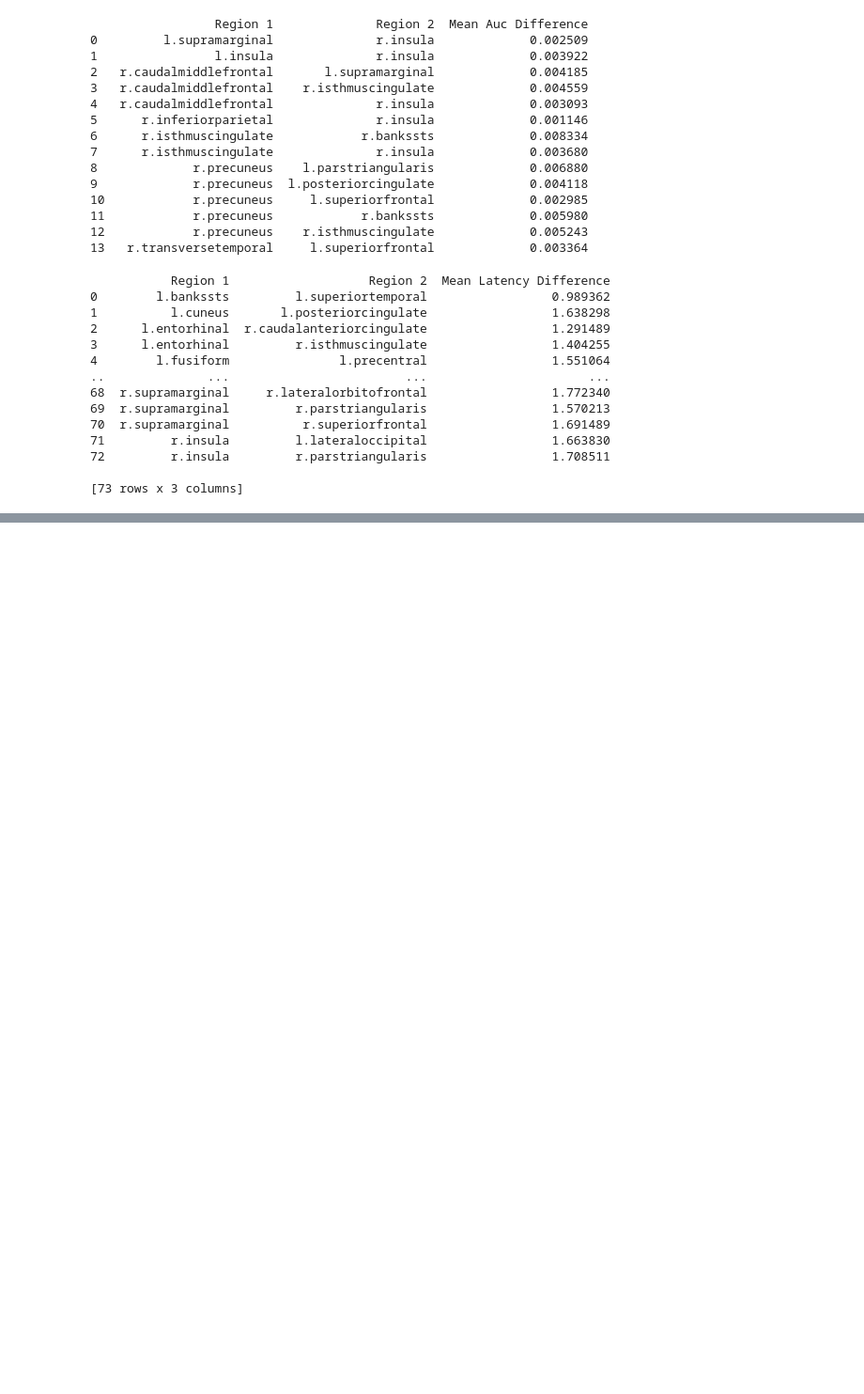
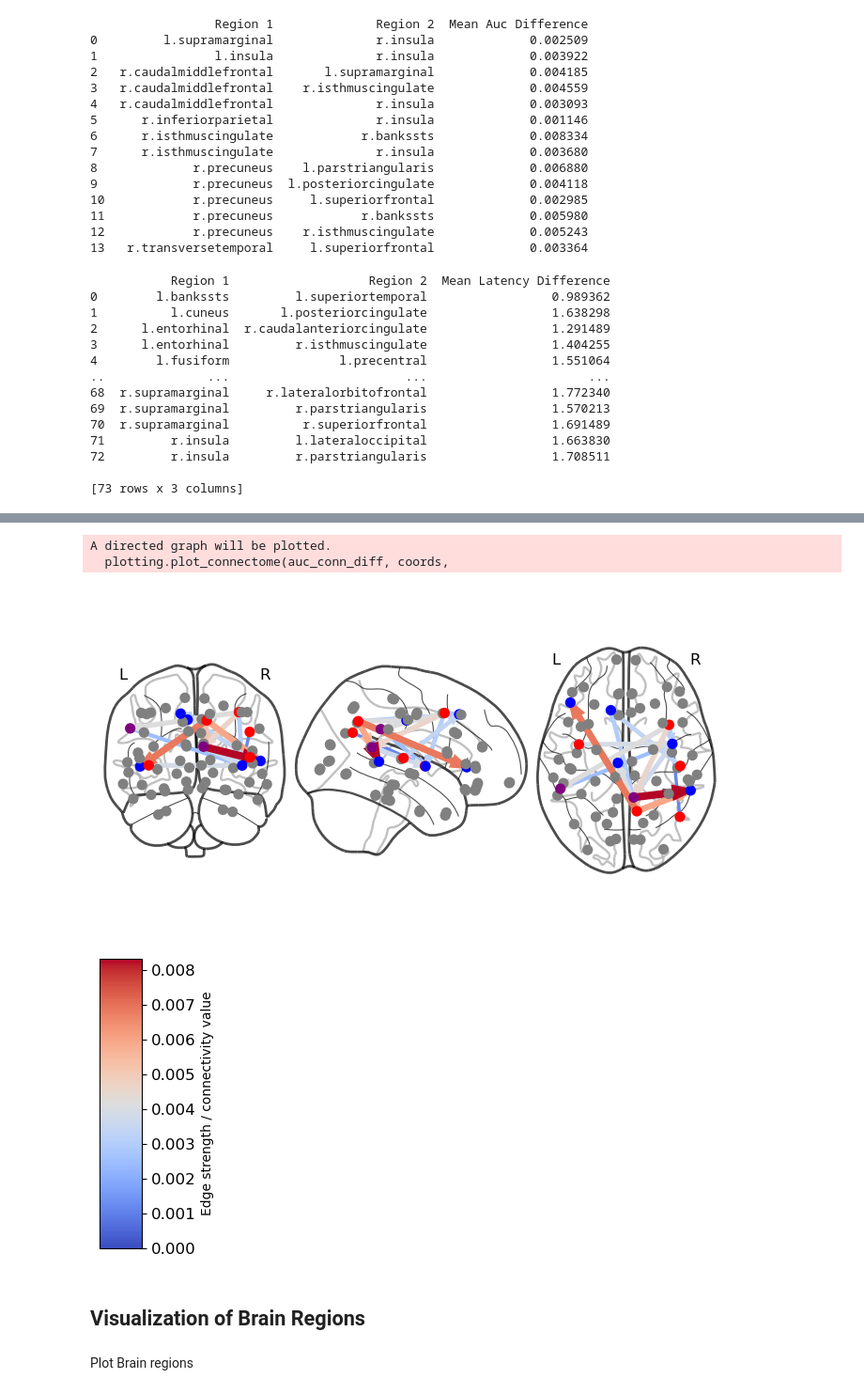
Before and after one commit to Didomenicoa/EntropyProduction_MOUProcess, a Jupyter notebook: MOU_SCZ_clean.ipynb, the cells around one changed output, grey strips where cells are left out. Shown at 94% size. Saved outputs shown, nothing was run; the diff lists cells and outputs as text; code cells hidden in the pictures; blank space fills up the shorter version.

Commit message:
Visualization trial

```diff
--- a/MOU_SCZ_clean.ipynb
+++ b/MOU_SCZ_clean.ipynb
@@ -1004,3 +1078,11 @@ r.frontalpole
+# %%
+# Export to Latex
+
+with open(os.path.join(res_dir, "signi_VQ_bon_table.tex"), "w") as f:
+    f.write(signi_VQ_bon_df.to_latex(index=False, float_format="%.4f", caption="Significant Brain Region (Bonferroni)", label="tab:significant_VQ_bon"))
+
+with open(os.path.join(res_dir, "signi_VQ_FdrBh__table.tex"), "w") as f:
+    f.write(signi_VQ_FdrBh_df.to_latex(index=False, float_format="%.4f", caption="Significant Brain Region (FdrBh)", label="tab:significant_VQ_FdrBh"))
 # %%
 # Compute mean and standard deviation over n_sub
 V_Q_mean = np.mean(V_Qm, axis=0)  # Shape [n_cond, N]
@@ -1861,0 +1982,37 @@ with open(os.path.join(res_dir, "significant_auc_table.tex"), "w") as f:
+# %%
+from nilearn import plotting
+import matplotlib.pyplot as plt
+import numpy as np
+
+# Define your colormap and value range
+cmap = plt.cm.coolwarm
+vmin = np.min(auc_conn_diff)
+vmax = np.max(auc_conn_diff)
+
+# Plot the connectome (no colorbar here)
+plotting.plot_connectome(auc_conn_diff, coords,
+                         node_color=node_colors,
+                         edge_cmap=cmap,
+                         edge_vmin=vmin,
+                         edge_vmax=vmax)
+
+# Now create a separate figure just for the colorbar
+fig, ax = plt.subplots(figsize=(1.5, 4))  # narrow colorbar figure
+fig.subplots_adjust(left=0.5, right=0.8)
+
+# Create ScalarMappable and colorbar
+sm = plt.cm.ScalarMappable(cmap=cmap, norm=plt.Normalize(vmin=vmin, vmax=vmax))
+sm.set_array([])
+cbar = fig.colorbar(sm, cax=ax, orientation='vertical')
+cbar.set_label('Edge strength / connectivity value', fontsize=10)
+
+plt.show()
+# %% [output]
+A directed graph will be plotted.
+  plotting.plot_connectome(auc_conn_diff, coords,
+[figure, added]
+[figure, added]
+# %% [markdown]
+## Visualization of Brain Regions
+# %% [markdown]
+Plot Brain regions
```
Also changed, not shown: parts of 21 cells of this notebook, 11 other files.
